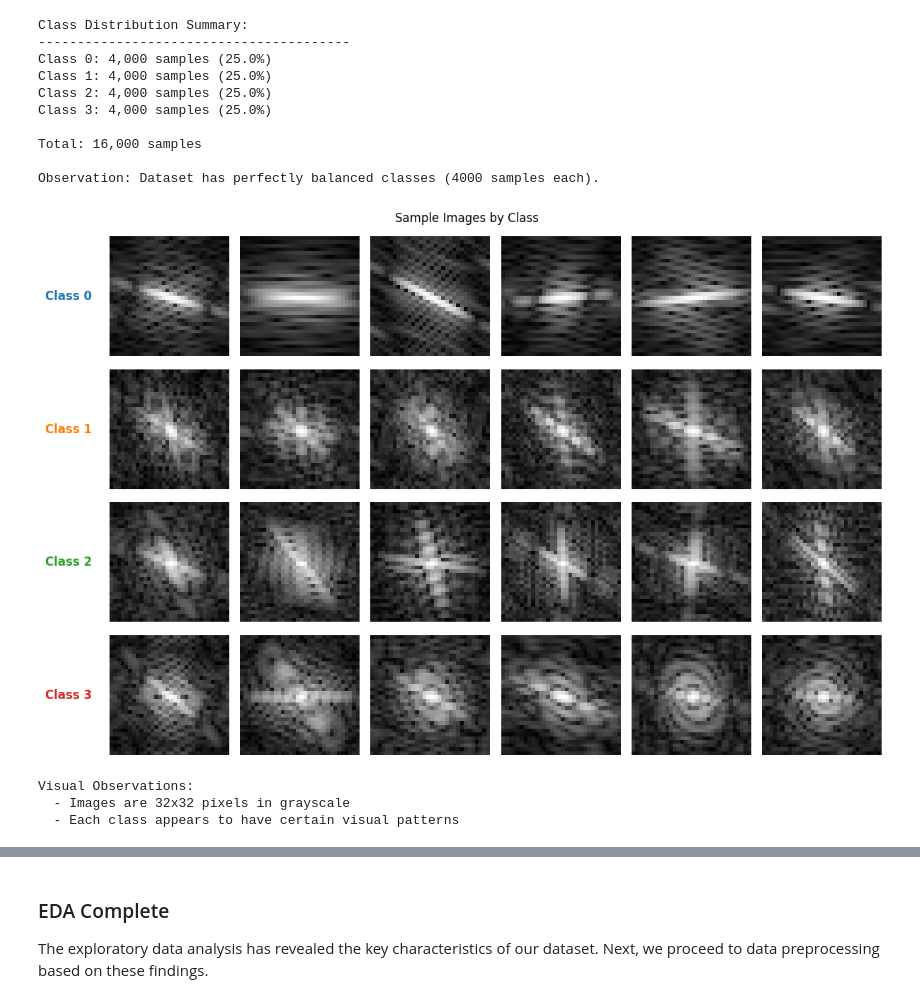
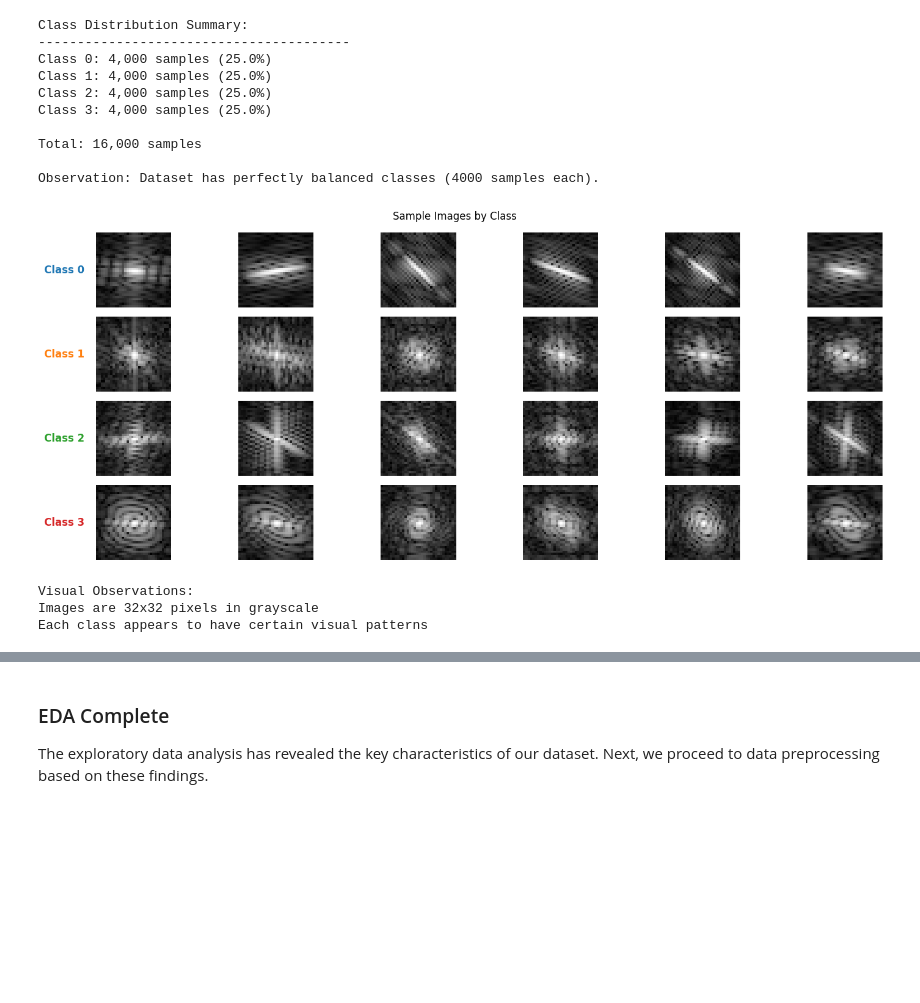
Before and after one commit to NghiaNguyen170192/cosc3007-deep-learning, a Jupyter notebook: assignments/Assignment-01-DUE-2025-12-06/submission_s3343711.ipynb, the cells around one changed output, grey strips where cells are left out. Drawn from its saved outputs; the diff is of its cells as text; code cells hidden in the pictures; blank space fills up the shorter version.

```diff
--- a/assignments/Assignment-01-DUE-2025-12-06/submission_s3343711.ipynb
+++ b/assignments/Assignment-01-DUE-2025-12-06/submission_s3343711.ipynb
@@ -33,6 +290,15 @@ CLASS_NAMES = ["Class 0", "Class 1", "Class 2", "Class 3"]
 dataset = np.load("4class_32x32.npz")
 X = dataset["X"]
 y = dataset["y"]
+
+# Discover dataset properties dynamically
+UNIQUE_CLASSES = np.unique(y)
+NUM_CLASSES = len(UNIQUE_CLASSES)
+TOTAL_SAMPLES = len(y)
+
+# Generate class names and colors dynamically based on discovered classes
+CLASS_NAMES = [f"Class {class_id}" for class_id in UNIQUE_CLASSES]
+CLASS_COLORS = COLOR_PALETTE[:NUM_CLASSES]
 
 # Display dataset structure
 print("DATASET OVERVIEW")
@@ -43,8 +309,9 @@ print(f"  Memory size: {X.nbytes / (1024**2):.2f} MB")
 print(f"Labels array (y):")
 print(f"  Shape: {y.shape}")
 print(f"  Data type: {y.dtype}")
-print(f"  Unique classes: {np.unique(y)}")
-print(f"  Number of classes: {len(np.unique(y))}")
+print(f"  Unique classes: {UNIQUE_CLASSES}")
+print(f"  Number of classes: {NUM_CLASSES}")
+print(f"  Total samples: {TOTAL_SAMPLES:,}")
 # %% [output]
 DATASET OVERVIEW
 Images array (X):
@@ -59,21 +327,20 @@ Labels array (y):
 # %%
 # Class Distribution Analysis
-classes, counts = np.unique(y, return_counts=True)
-total_samples = len(y)
+_, class_counts = np.unique(y, return_counts=True)
 
 # Pie chart showing class proportions (using consistent class colors)
 figure, axis = plt.subplots(figsize=(8, 6))
-axis.pie(counts, labels=CLASS_NAMES, autopct="%1.1f%%", colors=CLASS_COLORS)
+axis.pie(class_counts, labels=CLASS_NAMES, autopct="%1.1f%%", colors=CLASS_COLORS)
 axis.set_title("Class Distribution")
 plt.show()
 
 # Print summary
 print("\nClass Distribution Summary:")
 print("-" * 40)
-for class_id, count in zip(classes, counts):
-    percentage = (count / total_samples) * 100
-    print(f"Class {class_id}: {count:,} samples ({percentage:.1f}%)")
-print(f"\nTotal: {total_samples:,} samples")
+for class_index, count in enumerate(class_counts):
+    percentage = (count / TOTAL_SAMPLES) * 100
+    print(f"{CLASS_NAMES[class_index]}: {count:,} samples ({percentage:.1f}%)")
+print(f"\nTotal: {TOTAL_SAMPLES:,} samples")
 print("\nObservation: Dataset has perfectly balanced classes (4000 samples each).")
 # %% [output]
 [figure]
@@ -89,49 +356,46 @@ Total: 16,000 samples
 Observation: Dataset has perfectly balanced classes (4000 samples each).
 # %%
 # Sample Images Visualization - Organized by Class
-number_of_samples_per_class = 6
-number_of_classes = 4
-
 figure, axes = plt.subplots(
-    number_of_classes, number_of_samples_per_class, figsize=(12, 8)
+    NUM_CLASSES, SAMPLES_PER_CLASS_VISUALIZATION, figsize=(16, 6)
 )
 figure.suptitle("Sample Images by Class")
 
-for class_index in range(number_of_classes):
+for class_index in range(NUM_CLASSES):
     class_indices = np.where(y == class_index)[0]
     selected_indices = np.random.choice(
-        class_indices, size=number_of_samples_per_class, replace=False
+        class_indices, size=SAMPLES_PER_CLASS_VISUALIZATION, replace=False
     )
 
     for sample_position, image_index in enumerate(selected_indices):
         axis = axes[class_index, sample_position]
         axis.imshow(X[image_index], cmap="gray")
         axis.axis("off")
 
     # Add class label on the left side of each row (with class color)
     axes[class_index, 0].text(
         -0.15,
         0.5,
         CLASS_NAMES[class_index],
         transform=axes[class_index, 0].transAxes,
         fontsize=12,
         fontweight="bold",
         color=CLASS_COLORS[class_index],
         va="center",
         ha="right",
     )
 
 plt.tight_layout()
 plt.subplots_adjust(left=0.08)  # Make room for row labels
 plt.show()
 
 print("\nVisual Observations:")
-print("  - Images are 32x32 pixels in grayscale")
-print("  - Each class appears to have certain visual patterns")
+print("Images are 32x32 pixels in grayscale")
+print("Each class appears to have certain visual patterns")
 # %% [output]
-[figure, old version]
+[figure, new version]
 Visual Observations:
-  - Images are 32x32 pixels in grayscale
-  - Each class appears to have certain visual patterns
+Images are 32x32 pixels in grayscale
+Each class appears to have certain visual patterns
 # %%
 # Per-Class Analysis: Mean Images and Variance Heatmaps
```
Also changed, not shown: parts of 44 cells of this notebook.
